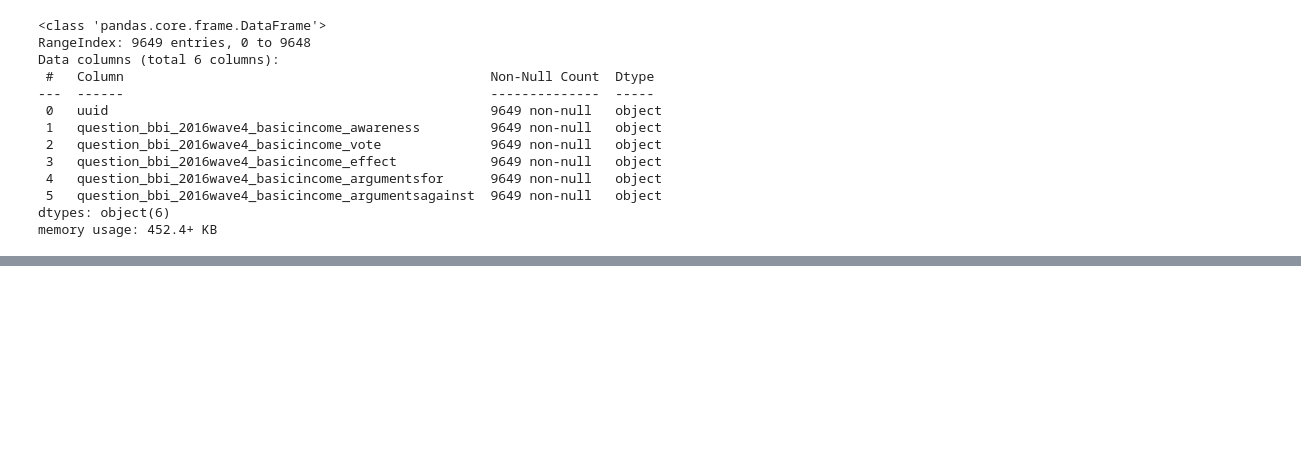
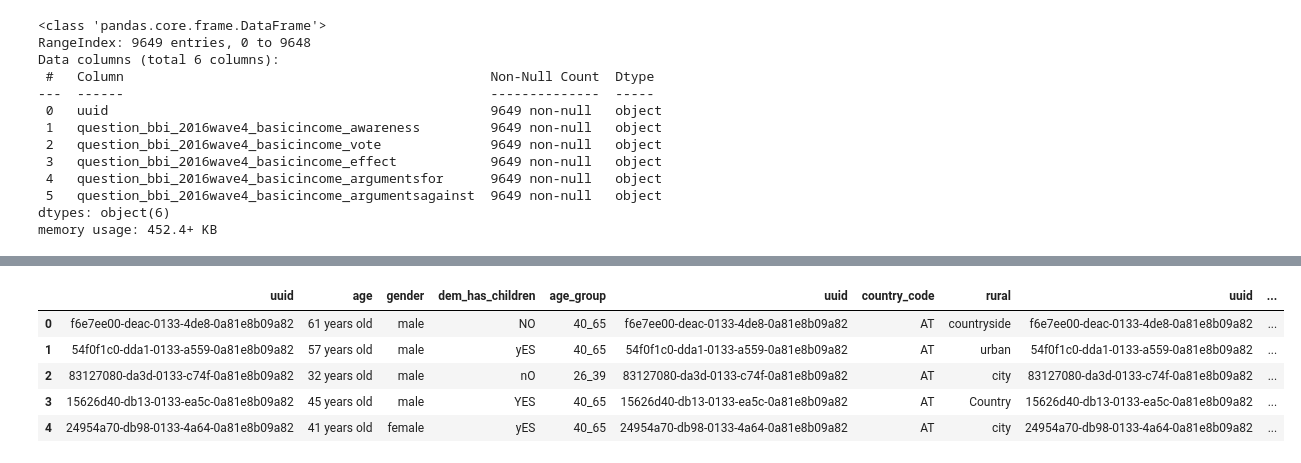
Before and after one commit to gojuangu/ih_datamadpt0420_project_m1, a Jupyter notebook: notebooks/cleaning_data.ipynb, the cells around one changed output, grey strips where cells are left out. Saved outputs shown, nothing was run; the diff lists cells and outputs as text; code cells hidden in the pictures; blank space fills up the shorter version.

```diff
--- a/notebooks/cleaning_data.ipynb
+++ b/notebooks/cleaning_data.ipynb
@@ -110,9 +131,6 @@ df_personal.head()
 df_personal['gender'].unique()
 # %% [output]
 array(['male', 'Male', 'Fem', 'FeMale', 'female'], dtype=object)
-# %%
-def gender():
-    df.
 # %%
 df_personal['age'].unique()
 # %% [output]
@@ -173,0 +233,21 @@ memory usage: 452.4+ KB
+# %%
+def clean_gender(gender):
+    gender_low = gender.lower()
+    if gender_low[0] is 'f':
+        gender_f = re.sub(r'\b[f]\w+', 'female', gender_low)
+        return gender_f
+    if gender_low[0] is 'm':
+        gender_m = re.sub(r'\b[N]\w+', 'male', gender_low)
+        return gender_m
+    else:
+        return gender
+
+df['gender'] = df['gender'].apply(clean_gender)
+df.head()
+# %% [output]
+|  | uuid | age | gender | dem_has_children | age_group | uuid | country_code | rural | uuid | ... |
+| 0 | f6e7ee00-deac-0133-4de8-0a81e8b09a82 | 61 years old | male | NO | 40_65 | f6e7ee00-deac-0133-4de8-0a81e8b09a82 | AT | countryside | f6e7ee00-deac-0133-4de8-0a81e8b09a82 | ... |
+| 1 | 54f0f1c0-dda1-0133-a559-0a81e8b09a82 | 57 years old | male | yES | 40_65 | 54f0f1c0-dda1-0133-a559-0a81e8b09a82 | AT | urban | 54f0f1c0-dda1-0133-a559-0a81e8b09a82 | ... |
+| 2 | 83127080-da3d-0133-c74f-0a81e8b09a82 | 32 years old | male | nO | 26_39 | 83127080-da3d-0133-c74f-0a81e8b09a82 | AT | city | 83127080-da3d-0133-c74f-0a81e8b09a82 | ... |
+| 3 | 15626d40-db13-0133-ea5c-0a81e8b09a82 | 45 years old | male | YES | 40_65 | 15626d40-db13-0133-ea5c-0a81e8b09a82 | AT | Country | 15626d40-db13-0133-ea5c-0a81e8b09a82 | ... |
+| 4 | 24954a70-db98-0133-4a64-0a81e8b09a82 | 41 years old | female | yES | 40_65 | 24954a70-db98-0133-4a64-0a81e8b09a82 | AT | city | 24954a70-db98-0133-4a64-0a81e8b09a82 | ... |
```
Also changed, not shown: parts of 8 cells of this notebook, 2 other files.
